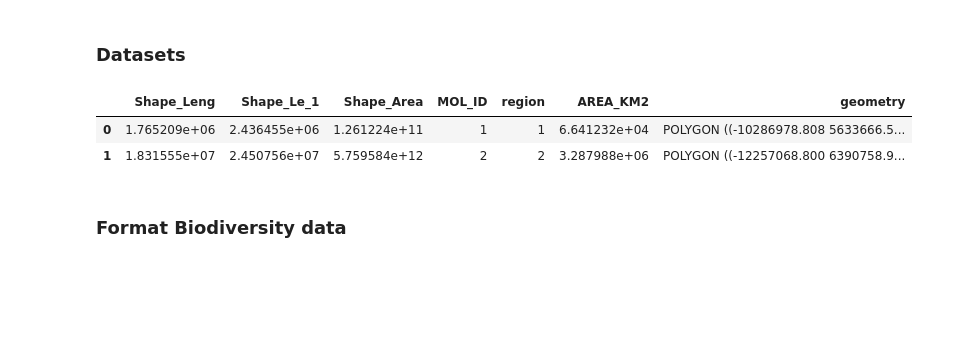
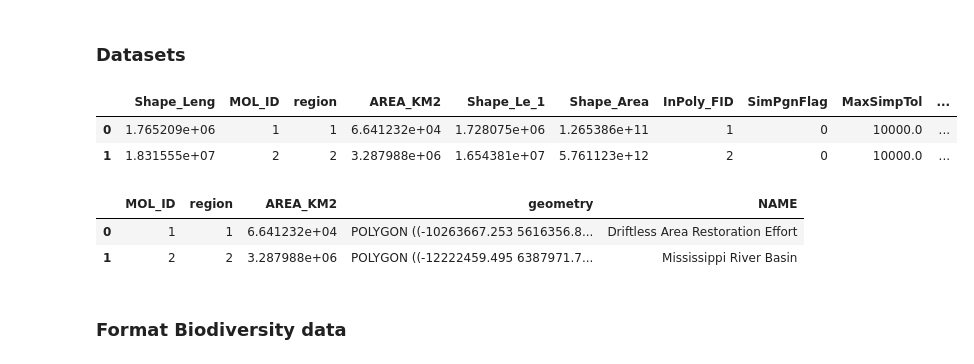
Before and after one commit to Vizzuality/he-scratchfolder, a Jupyter notebook: SpecificRegions_Precalculation.ipynb, the cells around one changed output. Drawn from its saved outputs; the diff is of its cells as text; code cells hidden in the pictures; blank space fills up the shorter version.

Commit message:
format table for specific regions with simplified geom

```diff
--- a/SpecificRegions_Precalculation.ipynb
+++ b/SpecificRegions_Precalculation.ipynb
@@ -77,12 +77,20 @@ Keyring backend being used (keyring.backends.OS_X.Keyring (priority: 5)) either
 path_in = '/Users/sofia/Documents/HE_Data/SpecificRegions/inputs'
 path_out = '/Users/sofia/Documents/HE_Data/SpecificRegions/outputs'
 # %%
-regions= gpd.read_file(f'{path_in}/SpecificRegions/SpecificRegions.shp')
+regions= gpd.read_file(f'{path_in}/SpecificRegions_simplified/SpecificRegions_simplified.shp')
 regions
 # %% [output]
-|  | Shape_Leng | Shape_Le_1 | Shape_Area | MOL_ID | region | AREA_KM2 | geometry |
-| 0 | 1.765209e+06 | 2.436455e+06 | 1.261224e+11 | 1 | 1 | 6.641232e+04 | POLYGON ((-10286978.808 5633666.5... |
-| 1 | 1.831555e+07 | 2.450756e+07 | 5.759584e+12 | 2 | 2 | 3.287988e+06 | POLYGON ((-12257068.800 6390758.9... |
+|  | Shape_Leng | MOL_ID | region | AREA_KM2 | Shape_Le_1 | Shape_Area | InPoly_FID | SimPgnFlag | MaxSimpTol | ... |
+| 0 | 1.765209e+06 | 1 | 1 | 6.641232e+04 | 1.728075e+06 | 1.265386e+11 | 1 | 0 | 10000.0 | ... |
+| 1 | 1.831555e+07 | 2 | 2 | 3.287988e+06 | 1.654381e+07 | 5.761123e+12 | 2 | 0 | 10000.0 | ... |
+# %%
+regions = regions[['MOL_ID','region','AREA_KM2', 'geometry']]
+regions['NAME']= np.where(regions['MOL_ID']==1, 'Driftless Area Restoration Effort', 'Mississippi River Basin')
+regions
+# %% [output]
+|  | MOL_ID | region | AREA_KM2 | geometry | NAME |
+| 0 | 1 | 1 | 6.641232e+04 | POLYGON ((-10263667.253 5616356.8... | Driftless Area Restoration Effort |
+| 1 | 2 | 2 | 3.287988e+06 | POLYGON ((-12222459.495 6387971.7... | Mississippi River Basin |
 # %% [markdown]
 ### Format Biodiversity data
 # %%
```
Also changed, not shown: parts of 9 cells of this notebook.
